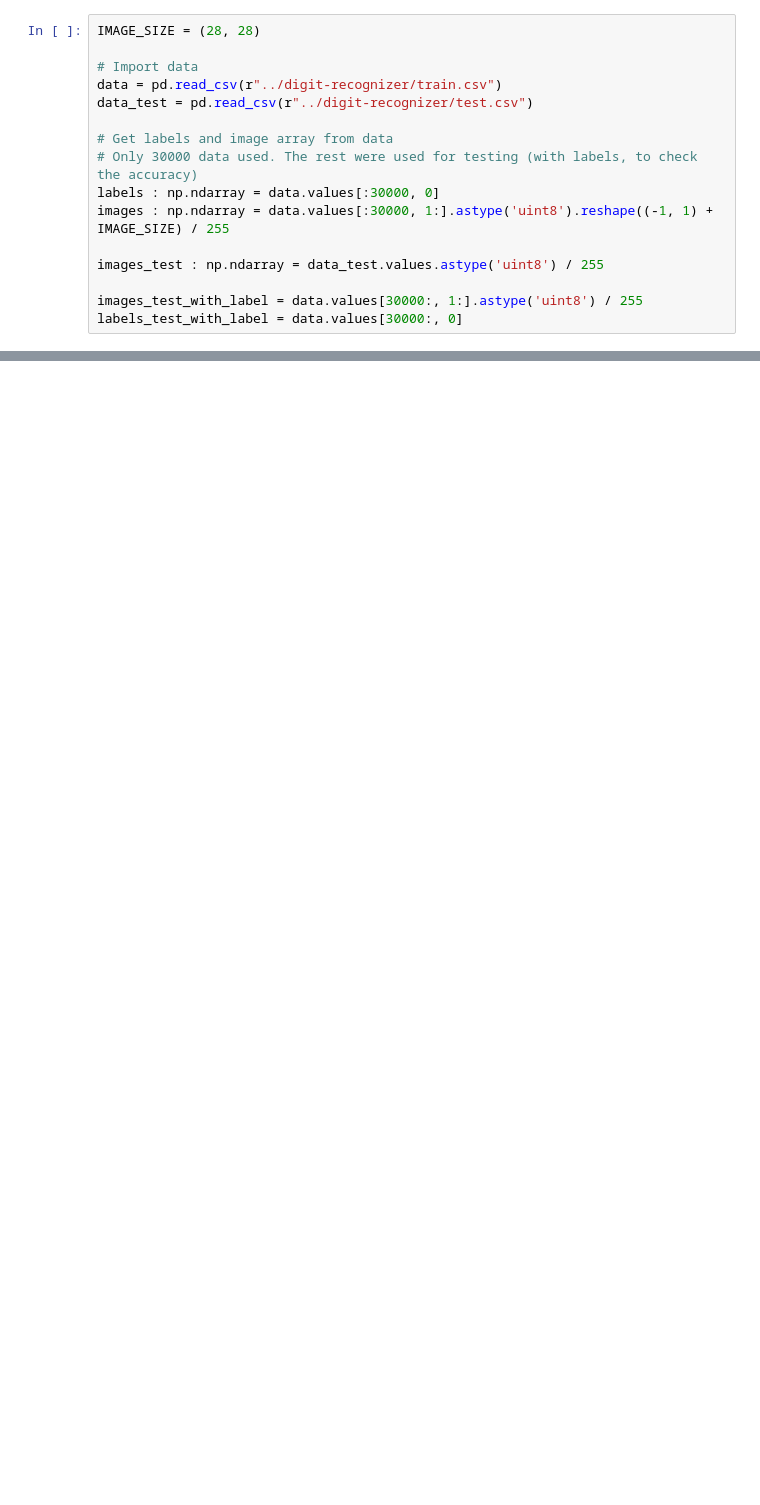
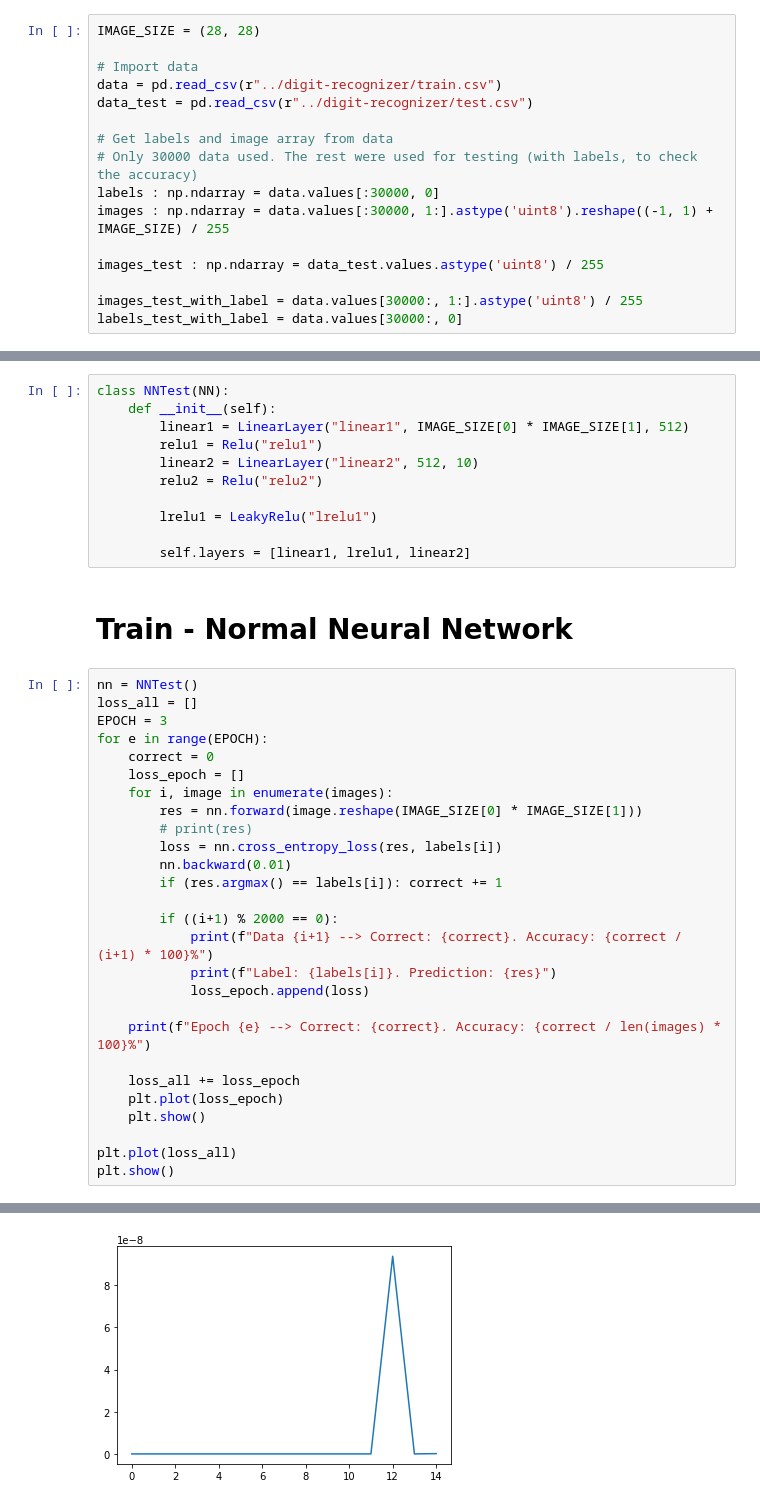
Before and after one commit to liemroym/study_with_python_roy, a Jupyter notebook: cnn_mnist/scratch_cnn.ipynb, the cells around one changed output, grey strips where cells are left out. Saved outputs shown, nothing was run; the diff lists cells and outputs as text; blank space fills up the shorter version.

Commit message:
Testing linear layer with normal NN (and implementing Leaky ReLU)

```diff
--- a/cnn_mnist/scratch_cnn.ipynb
+++ b/cnn_mnist/scratch_cnn.ipynb
@@ -306,0 +374,41 @@ conv1 = (5, 26, 26)
+# %%
+class NNTest(NN):
+    def __init__(self):
+        linear1 = LinearLayer("linear1", IMAGE_SIZE[0] * IMAGE_SIZE[1], 512)
+        relu1 = Relu("relu1")
+        linear2 = LinearLayer("linear2", 512, 10)
+        relu2 = Relu("relu2")
+
+        lrelu1 = LeakyRelu("lrelu1")
+
+        self.layers = [linear1, lrelu1, linear2]
+# %% [markdown]
+# Train - Normal Neural Network
+# %%
+nn = NNTest()
+loss_all = []
+EPOCH = 3
+for e in range(EPOCH):
+    correct = 0
+    loss_epoch = []
+    for i, image in enumerate(images):
+        res = nn.forward(image.reshape(IMAGE_SIZE[0] * IMAGE_SIZE[1]))
+        # print(res)
+        loss = nn.cross_entropy_loss(res, labels[i])
+        nn.backward(0.01)
+        if (res.argmax() == labels[i]): correct += 1
+
+        if ((i+1) % 2000 == 0):
+            print(f"Data {i+1} --> Correct: {correct}. Accuracy: {correct / (i+1) * 100}%")
+            print(f"Label: {labels[i]}. Prediction: {res}")
+            loss_epoch.append(loss)
+
+    print(f"Epoch {e} --> Correct: {correct}. Accuracy: {correct / len(images) * 100}%")
+
+    loss_all += loss_epoch
+    plt.plot(loss_epoch)
+    plt.show()
+
+plt.plot(loss_all)
+plt.show()
+# %% [output]
@@ -306,0 +432 @@ conv1 = (5, 26, 26)
+[figure, added]
```
Also changed, not shown: parts of 13 cells of this notebook, 1 other file.
